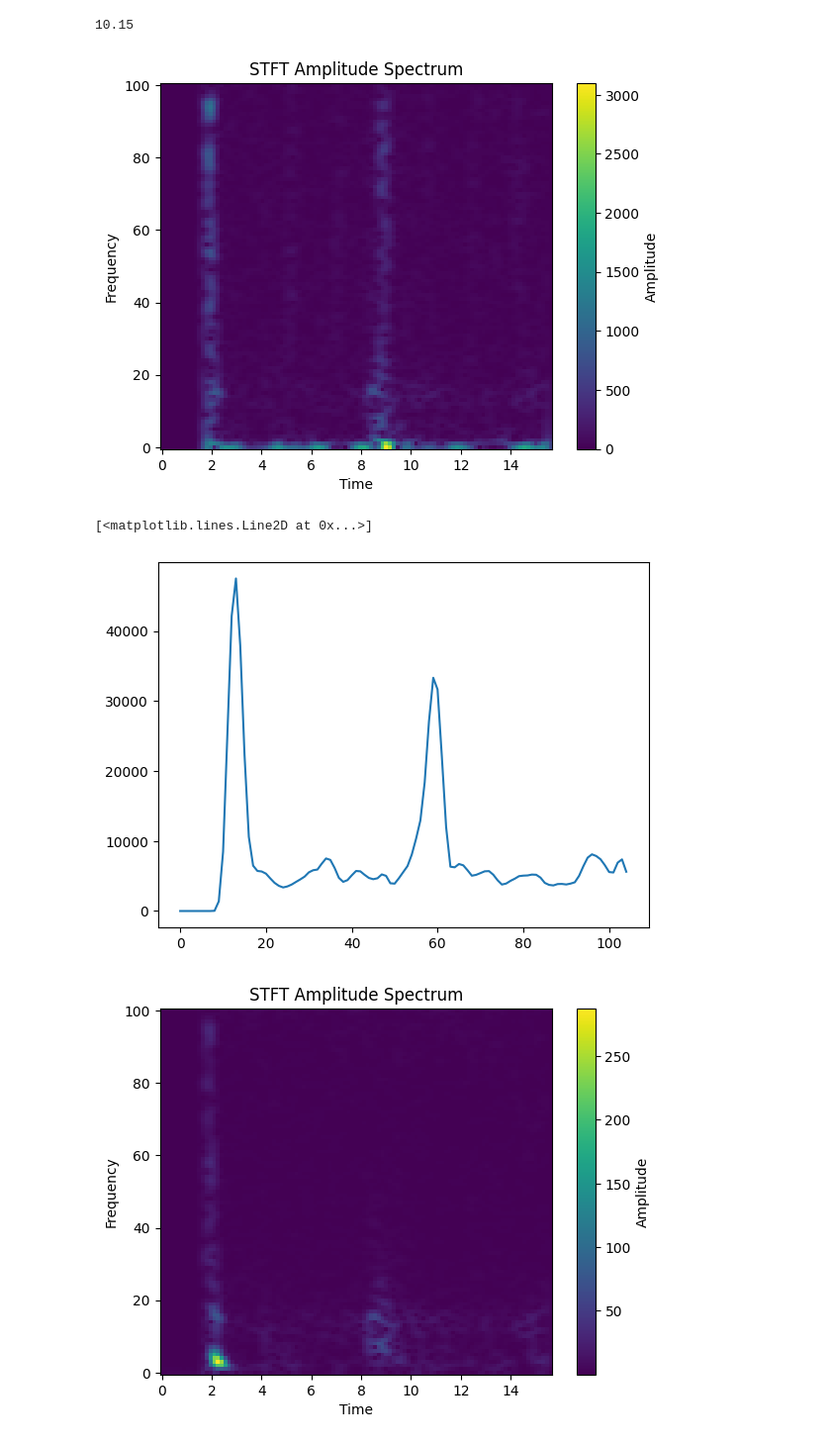
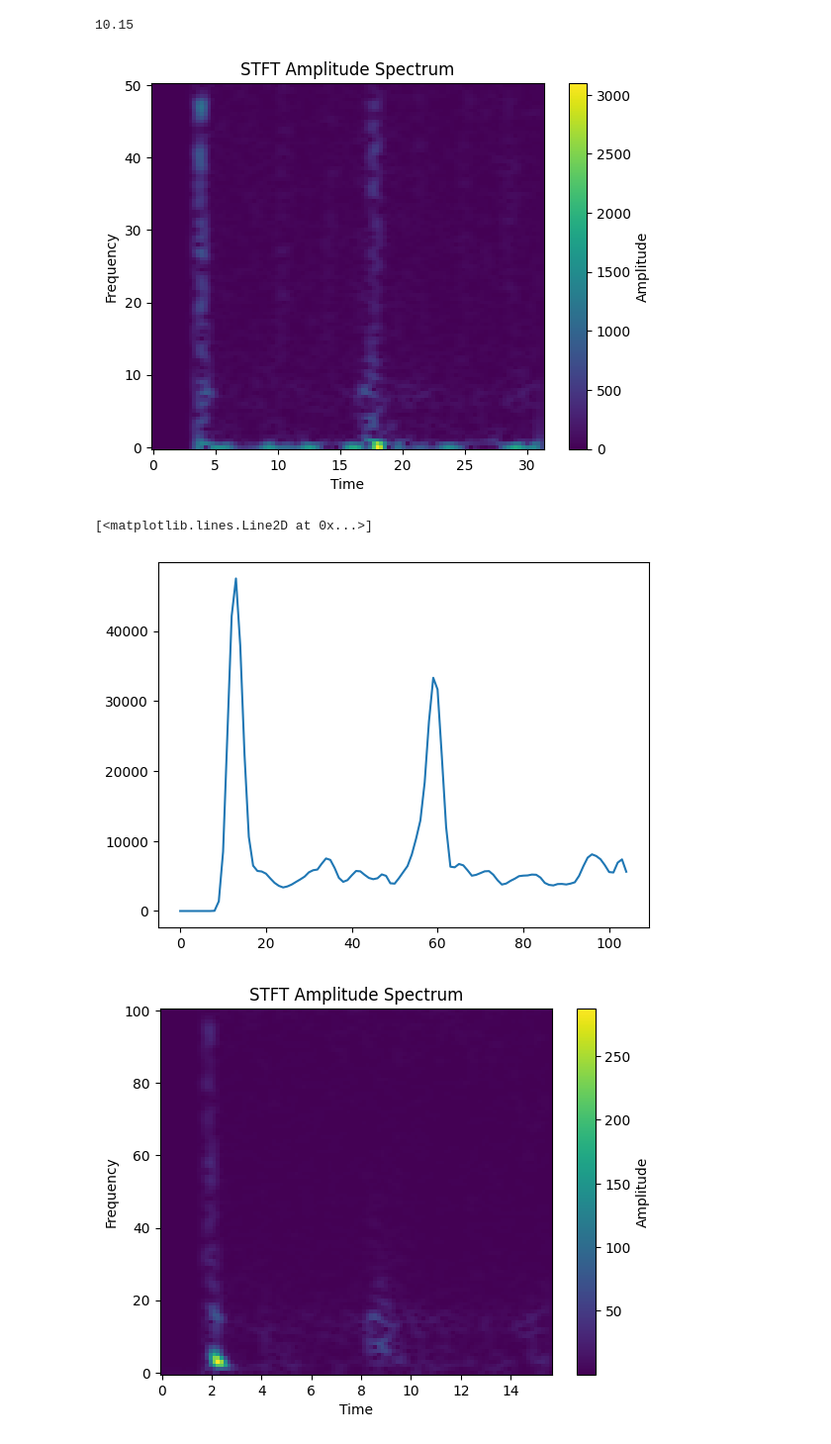
Before and after one commit to ChenyuZhaoTHU/crazyflie_firmware_constant_height, a Jupyter notebook: control/imu_show_wm.ipynb, the cells around one changed output. Shown at 99% size. Drawn from its saved outputs; the diff is of its cells as text; code cells hidden in the pictures.

```diff
--- a/control/imu_show_wm.ipynb
+++ b/control/imu_show_wm.ipynb
@@ -417,30 +417,30 @@ q = quatdecompress(3463829145)
 # %%
 import numpy as np
 import matplotlib.pyplot as plt
 from scipy.signal import stft
 
 # 准备数据
 t = np.linspace(0, 1, 1000)  # 时间轴
 x = np.sin(2 * np.pi * 50 * t) + np.sin(2 * np.pi * 120 * t)  # 信号
 
 # 进行短时傅里叶变换
-f, t, Zxx = stft(imu_data[:,6]-imu_data[:,3], fs=200, nperseg=200, noverlap=170)
+f, t, Zxx = stft(imu_data[:,6]-imu_data[:,3], fs=100, nperseg=200, noverlap=170)
 
 # 绘制幅度谱
 plt.pcolormesh(t, f, np.abs(Zxx), shading='auto')
 plt.colorbar(label='Amplitude')
 plt.title('STFT Amplitude Spectrum')
 plt.xlabel('Time')
 plt.ylabel('Frequency')
 plt.show()
 
 # print(np.shape(Zxx))
 
 dd = np.abs(Zxx)
 pp = np.sum(dd, axis=0)
 plt.plot(pp)
 # %% [output]
-[figure, old version]
+[figure, new version]
 [<matplotlib.lines.Line2D at 0x...>]
 [figure]
 # %%
```
Also changed, not shown: parts of 2 cells of this notebook, 14 other files.
